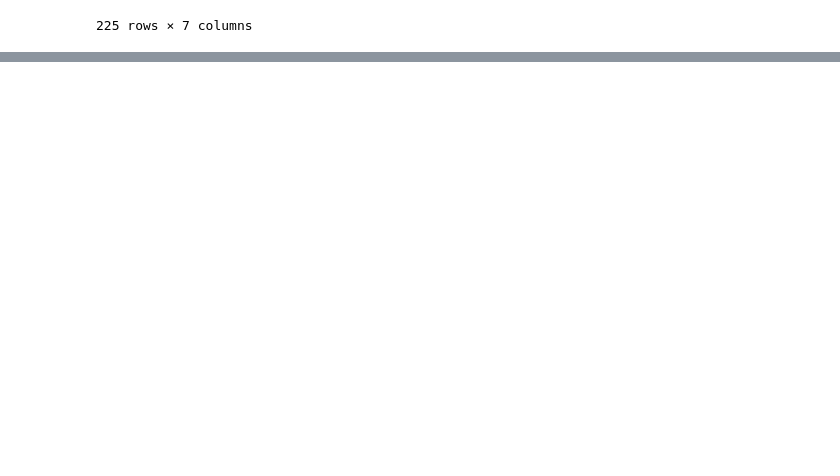
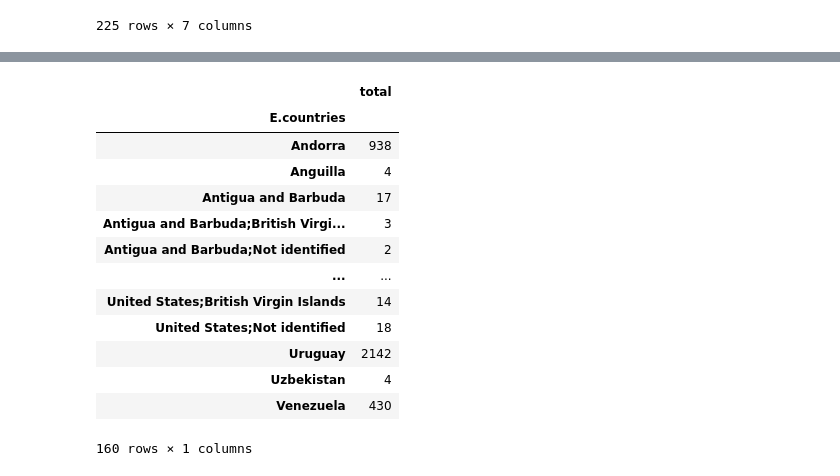
Before and after one commit to alexmak001/Panama-Papers, a Jupyter notebook: prabina.ipynb, the cells around one changed output, grey strips where cells are left out. Cells and saved outputs as stored; diff of their text form; code cells hidden in the pictures; blank space fills up the shorter version.

```diff
--- a/prabina.ipynb
+++ b/prabina.ipynb
@@ -340,0 +392,18 @@ df
+# %%
+bear_country = bear_per_country.groupby(["E.countries"]).sum()
+bear_country
+# %% [output]
+|  | total |
+| E.countries |  |
+| Andorra | 938 |
+| Anguilla | 4 |
+| Antigua and Barbuda | 17 |
+| Antigua and Barbuda;British Virgi... | 3 |
+| Antigua and Barbuda;Not identified | 2 |
+| ... | ... |
+| United States;British Virgin Islands | 14 |
+| United States;Not identified | 18 |
+| Uruguay | 2142 |
+| Uzbekistan | 4 |
+| Venezuela | 430 |
+160 rows × 1 columns
```
Also changed, not shown: parts of 7 cells of this notebook, 1 other file.
